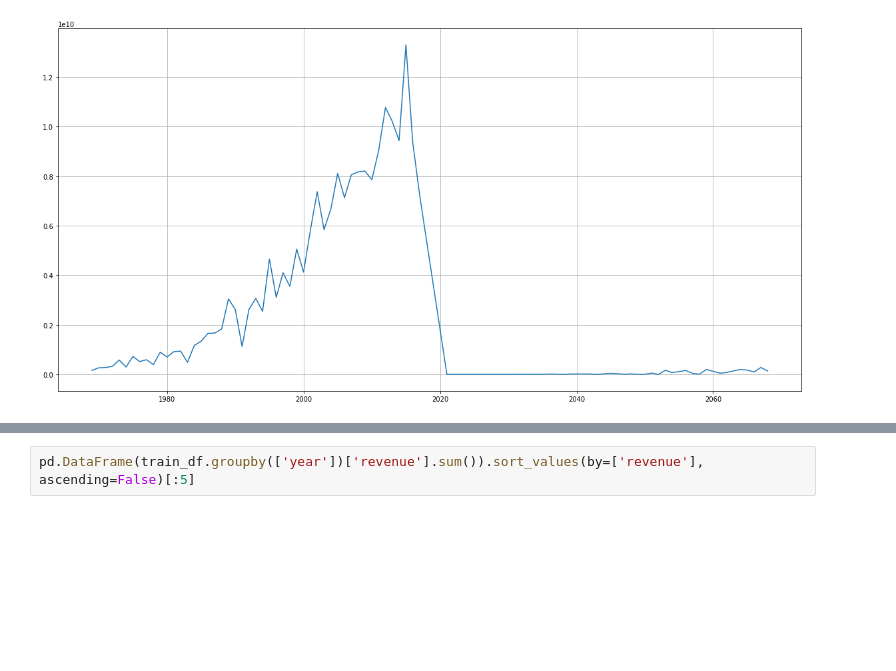
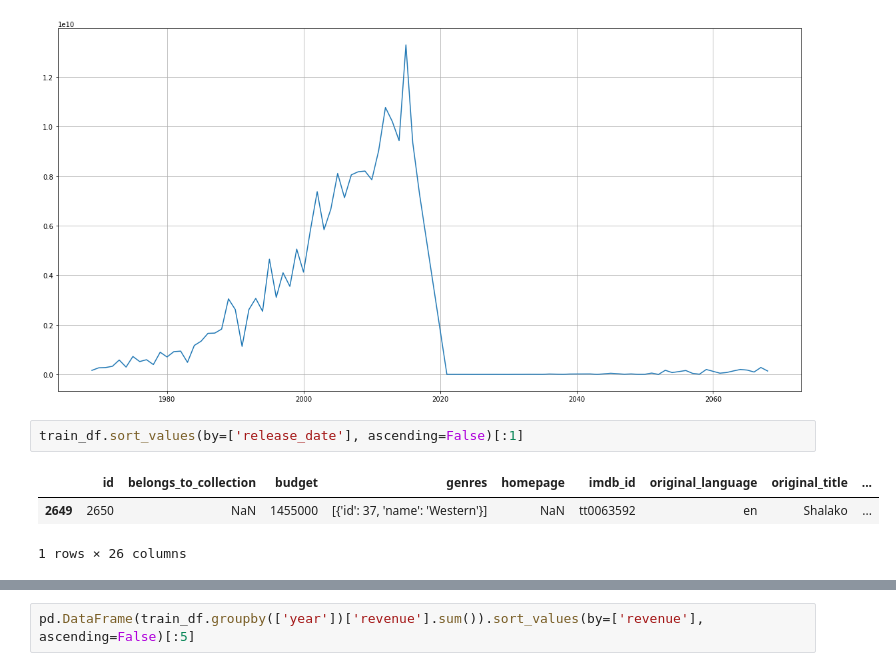
Before and after one commit to JONGSKY/data_science_kaggle, a Jupyter notebook: tmdb_box_office_prediction/code/Untitled.ipynb, the cells around one changed output, grey strips where cells are left out. Cells and saved outputs as stored; diff of their text form; blank space fills up the shorter version.

```diff
--- a/tmdb_box_office_prediction/code/Untitled.ipynb
+++ b/tmdb_box_office_prediction/code/Untitled.ipynb
@@ -111,3 +111,9 @@ plt.plot(df)
 # %% [output]
 [<matplotlib.lines.Line2D at 0x...>]
 [figure]
+# %%
+train_df.sort_values(by=['release_date'], ascending=False)[:1]
+# %% [output]
+|  | id | belongs_to_collection | budget | genres | homepage | imdb_id | original_language | original_title | ... |
+| 2649 | 2650 | NaN | 1455000 | [{'id': 37, 'name': 'Western'}] | NaN | tt0063592 | en | Shalako | ... |
+1 rows × 26 columns
```
Also changed, not shown: parts of 16 cells of this notebook.
